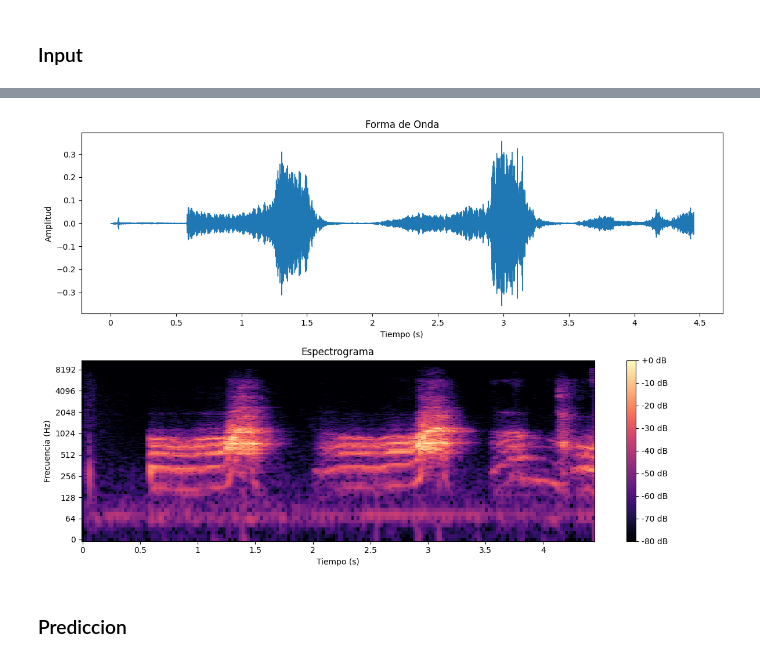
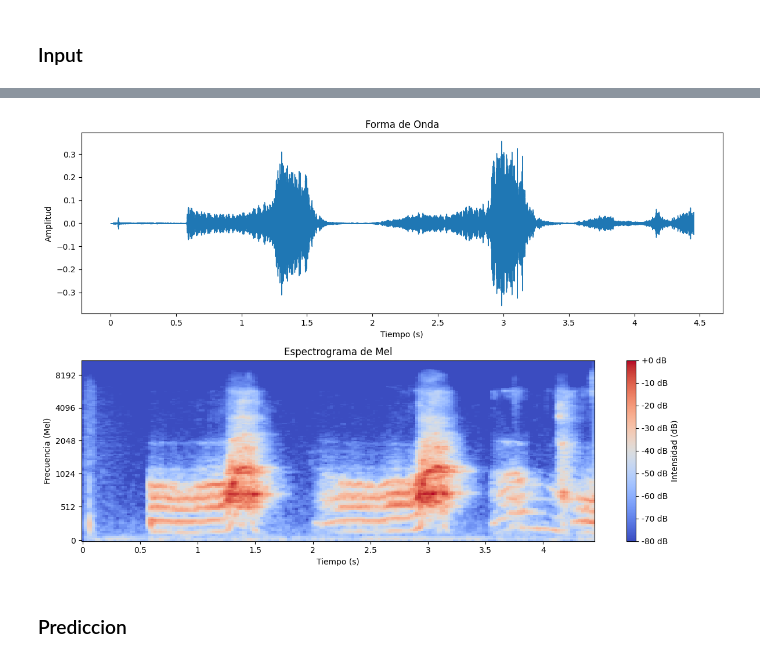
Before and after one commit to LeivaDiego/Urban-Audio-Classification, a Jupyter notebook: DEMO.ipynb, the cells around one changed output, grey strips where cells are left out. Saved outputs shown, nothing was run; the diff lists cells and outputs as text; code cells hidden in the pictures.

```diff
--- a/DEMO.ipynb
+++ b/DEMO.ipynb
@@ -276,30 +276,34 @@ Número de muestras: 98200
 Duracion: 4.453514739229025 segundos
 [interactive output not drawn]
 # %%
+# Calcular el espectrograma de Mel
+mel_spectrogram = librosa.feature.melspectrogram(y=audio_data, sr=sample_rate, n_fft=2048, hop_length=512, n_mels=128, fmin=20, fmax=sample_rate//2)
+mel_spectrogram_db = librosa.power_to_db(mel_spectrogram, ref=np.max)
+
+
 # Crear el gráfico combinado
 plt.figure(figsize=(12, 8))
 
 # Subplot 1: Forma de onda
 plt.subplot(2, 1, 1)
 librosa.display.waveshow(audio_data, sr=sample_rate)
 plt.title('Forma de Onda')
 plt.xlabel('Tiempo (s)')
 plt.ylabel('Amplitud')
 
-# Subplot 2: Espectrograma
+# Subplot 2: Espectrograma de Mel
 plt.subplot(2, 1, 2)
-spectrogram = librosa.amplitude_to_db(np.abs(librosa.stft(audio_data)), ref=np.max)
-librosa.display.specshow(spectrogram, sr=sample_rate, y_axis='log', x_axis='time')
-plt.colorbar(format='%+2.0f dB')
-plt.title('Espectrograma')
+librosa.display.specshow(mel_spectrogram_db, sr=sample_rate, hop_length=512, x_axis='time', y_axis='mel', cmap='coolwarm')
+plt.colorbar(format='%+2.0f dB', label='Intensidad')
+plt.title('Espectrograma de Mel')
 plt.xlabel('Tiempo (s)')
-plt.ylabel('Frecuencia (Hz)')
+plt.ylabel('Frecuencia (Mel)')
 
 # Mostrar el gráfico
 plt.tight_layout()
 plt.show()
 # %% [output]
-[figure, old version]
+[figure, new version]
 # %% [markdown]
 ### Prediccion
 # %%
```
Also changed, not shown: 1 other file.
